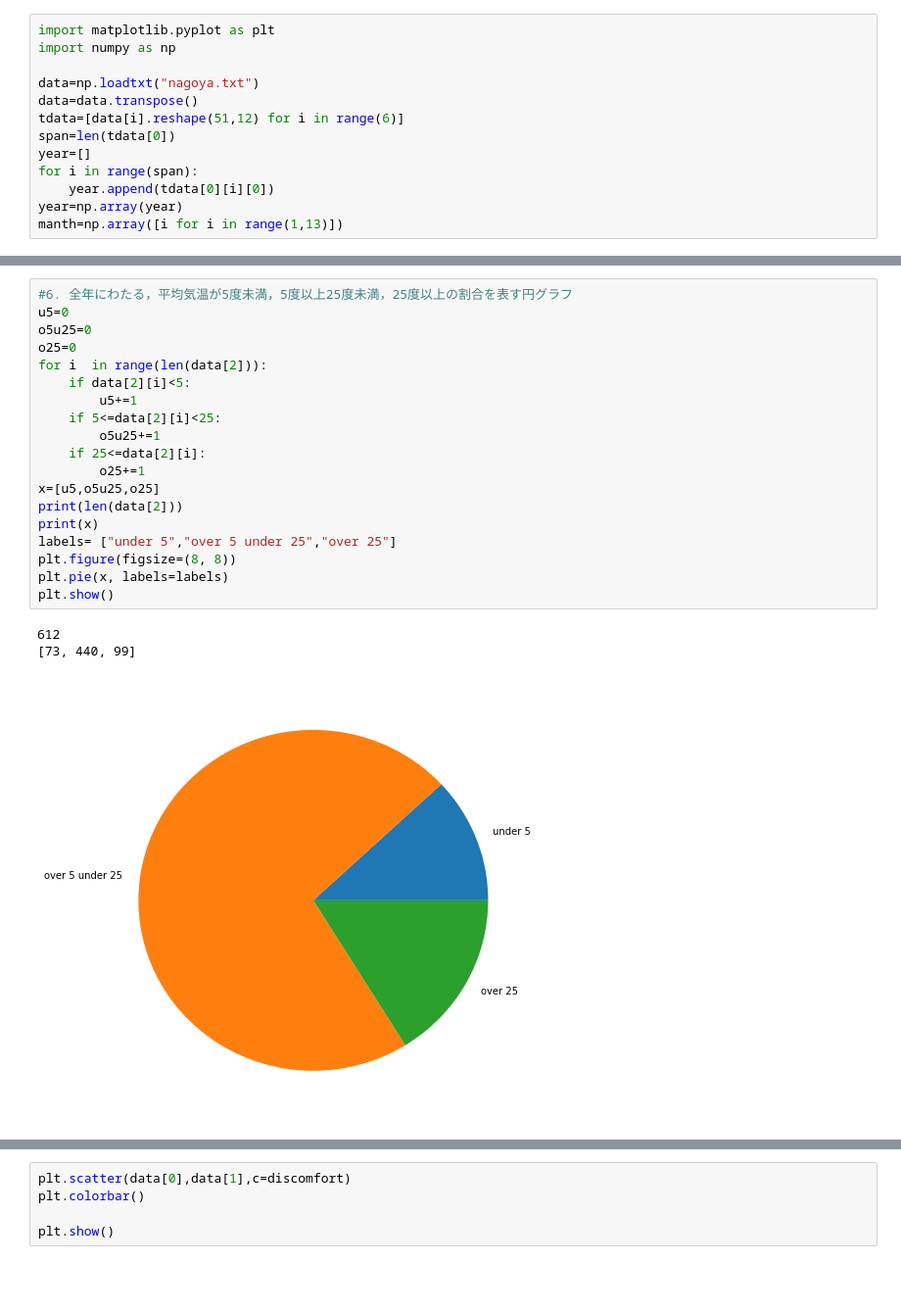
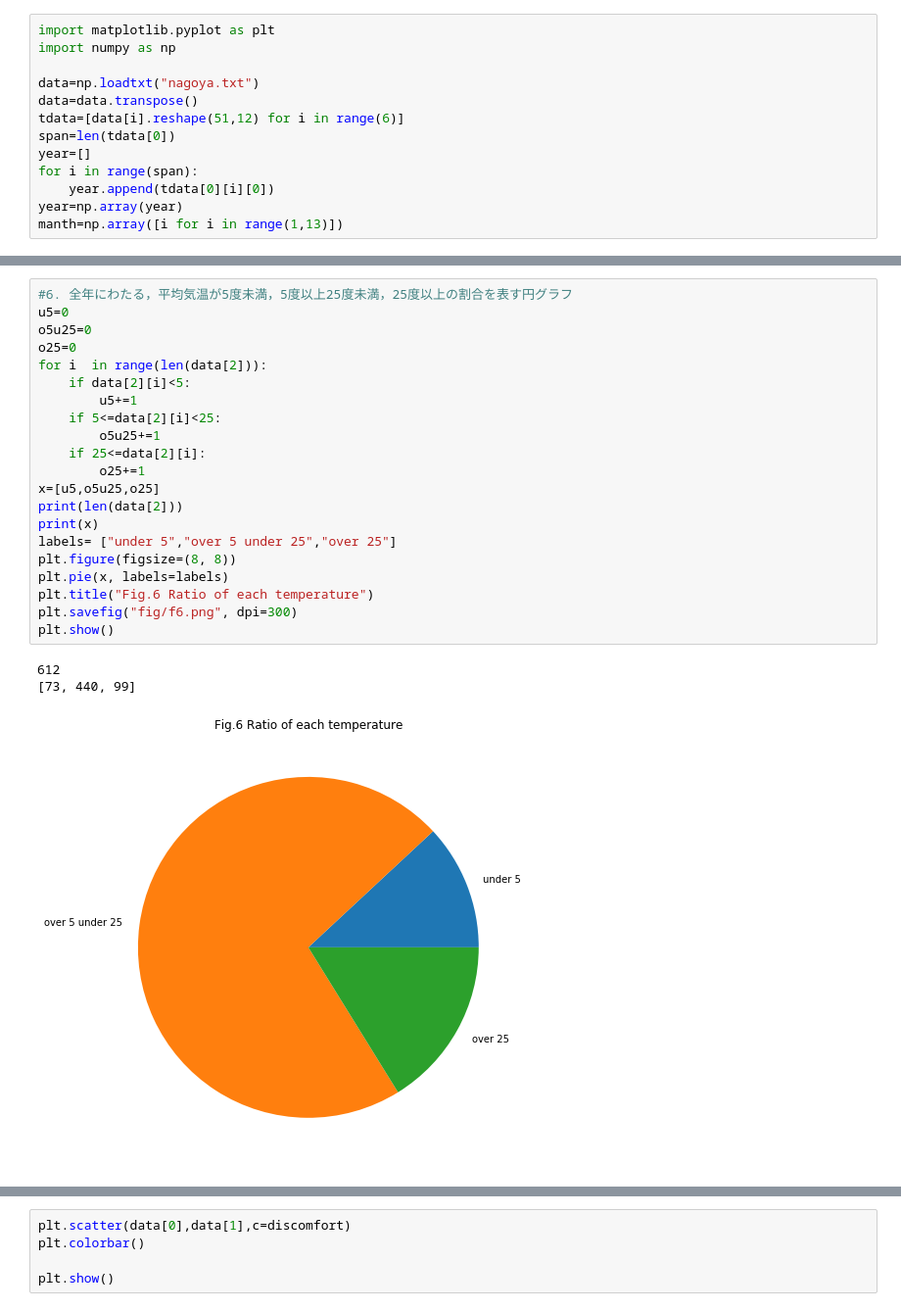
Before and after one commit to TakaakiKodama/Thu1, a Jupyter notebook: 0520/0528.ipynb, the cells around one changed output, grey strips where cells are left out. Shown at 98% size. Drawn from its saved outputs; the diff is of its cells as text; blank space fills up the shorter version.

```diff
--- a/0520/0528.ipynb
+++ b/0520/0528.ipynb
@@ -66,26 +88,28 @@ plt.show()
 # %%
 #6. 全年にわたる，平均気温が5度未満，5度以上25度未満，25度以上の割合を表す円グラフ
 u5=0
 o5u25=0
 o25=0
 for i  in range(len(data[2])):
     if data[2][i]<5:
         u5+=1
     if 5<=data[2][i]<25:
         o5u25+=1
     if 25<=data[2][i]:
         o25+=1
 x=[u5,o5u25,o25]
 print(len(data[2]))
 print(x)
 labels= ["under 5","over 5 under 25","over 25"]
 plt.figure(figsize=(8, 8))
 plt.pie(x, labels=labels)
+plt.title("Fig.6 Ratio of each temperature")
+plt.savefig("fig/f6.png", dpi=300)
 plt.show()
 # %% [output]
 612
 [73, 440, 99]
-[figure, old version]
+[figure, new version]
 # %%
 #7. 全年にわたり，横軸を気温，縦軸を湿度として，点の大きさもしくは色を以下の式で計算される不快指数とした散布図
 def calc(T,H):
```
Also changed, not shown: parts of 7 cells of this notebook, 10 other files.
